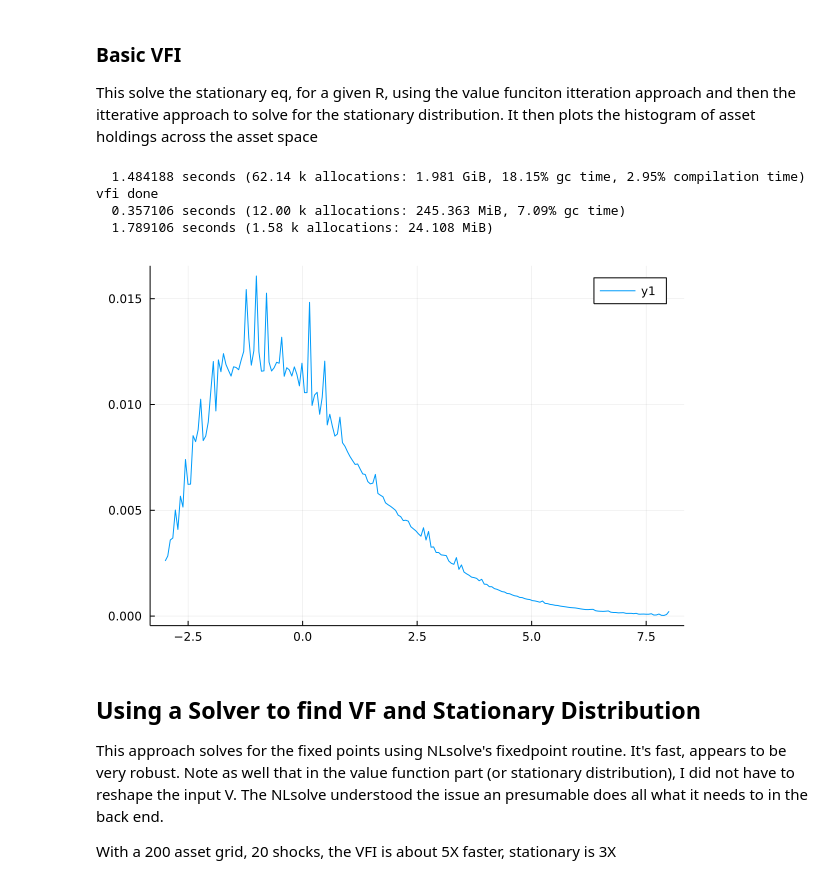
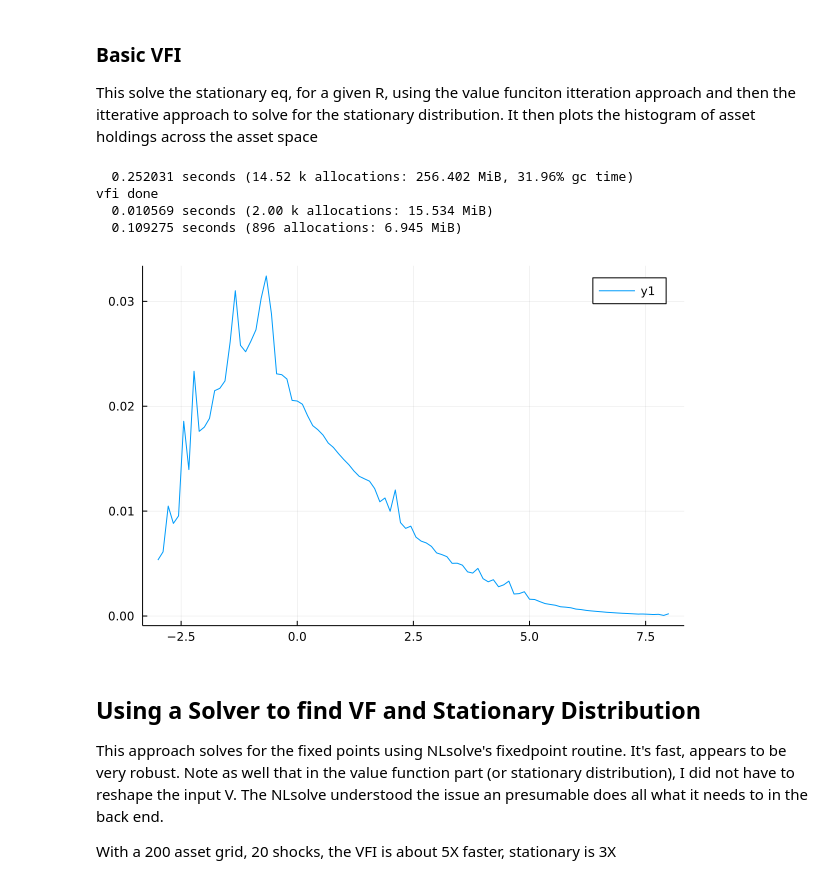
Before and after one commit to mwaugh0328/Hugget-Economy, a Jupyter notebook: hugget.ipynb, the cells around one changed output. Saved outputs shown, nothing was run; the diff lists cells and outputs as text; code cells hidden in the pictures.

```diff
--- a/hugget.ipynb
+++ b/hugget.ipynb
@@ -71,7 +72,8 @@ end
 ##########################################################################
 ##########################################################################
 
-function compute_EV(v::Array{T}, mc_probs::Vector{T}) where T
+#function compute_EV(v::Array{T}, mc_probs::Array{T}) where T<:AbstractFloat
+function compute_EV(v, mc_probs)
     # given value functions (v) for a and shock, construct expected value
     # given the transition probabiltes from the markov chain...
 
@@ -87,7 +89,9 @@ end
 ##########################################################################
 ##########################################################################
 
-function bellman_operator(v,u,mc,β)
+#function bellman_operator(v::Array{T},u::Array{T}, mc::Array{T}, β::T) where T<:AbstractFloat
+function bellman_operator(v,u, mc, β)
+
     # this is the value function /bellman operatore that takes a v then
     # returns a TV where the TV satisfies the recursive relationship that
     # TV = max u + βEV
@@ -99,11 +103,11 @@ function bellman_operator(v,u,mc,β)
         Na = size(u)[1]
         Nshocks = size(u)[3]
 
-        Tv = Array{Float64}(undef, Na, Nshocks)
+        Tv = similar(v)
 
         for xxx in 1:Nshocks
 
-            βEV = compute_EV(β*v, mc.p[xxx,:])
+            βEV = compute_EV(β*v, mc[xxx,:])
 
             maximum!(view(Tv,:,xxx), u[:, :, xxx] .+ βEV )
 
@@ -122,7 +126,10 @@ end
 ##########################################################################
 ##########################################################################
 
-function bellman_operator(v,u,mc,β,policy::Matrix{CartesianIndex{2}})
+#function bellman_operator(v::Array{T},u::Array{T}, mc::Array{T},
+#        β::T, policy::Matrix{CartesianIndex{2}}) where T<:AbstractFloat
+function bellman_operator(v,u, mc, β, policy::Matrix{CartesianIndex{2}})
+
     # here I'm exploiting mulitple dispatch. If I pass a matrix of cartesian
     # index's, I'll get back the policy function
 
@@ -137,11 +144,11 @@ function bellman_operator(v,u,mc,β,policy::Matrix{CartesianIndex{2}})
         Na = size(u)[1]
         Nshocks = size(u)[3]
 
-        Tv = Array{Float64}(undef, Na, Nshocks)
+        Tv = similar(v)
 
         for xxx in 1:Nshocks
 
-            βEV = compute_EV(β*v, mc.p[xxx,:])
+            βEV = compute_EV(β*v, mc[xxx,:])
 
             Tv[:, xxx], policy[:, xxx] = findmax(u[:, :, xxx] .+ βEV , dims = 2)
 
@@ -178,7 +185,7 @@ function value_function_itteration(model_params ; tol = 10^-3)
 
     for iter in 1:Niter
 
-        Tv = bellman_operator(Tv,u,mc,β)
+        Tv = bellman_operator(Tv,u,mc.p,β)
         #there is some advantage of having it
         # explicity, not always recreating the Tv
         # array in the function
@@ -201,7 +208,7 @@ function value_function_itteration(model_params ; tol = 10^-3)
 
     policy = Array{CartesianIndex{2}}(undef, size(Tv))
 
-    Tv, policy = bellman_operator(Tv,u,mc,β,policy)
+    Tv, policy = bellman_operator(Tv,u,mc.p,β,policy)
 
     return Tv, policy
 
@@ -254,7 +261,7 @@ end
 ##########################################################################
 
 
-function fixed_dist(L::Array{T},Q::Array{T}) where T
+function fixed_dist(L , Q)
     # Takes the transition matrix Q and given a distribution L, advances it
     # where Lnew = Q'*L
     # usefull to construct stationary where L = Q'*L
@@ -266,7 +273,7 @@ end
 ##########################################################################
 ##########################################################################
 
-function stationary_dist(Q::Array{Float64, 2})
+function stationary_dist(Q)
     # this is faster than the quant econ canned routine
     # from lyon-waugh implementation. Not as fast as using
     # NLsolve fixedpoint routine below.
@@ -326,25 +333,25 @@ model_params = @with_kw (
 
 This solve the stationary eq, for a given R, using the value funciton itteration approach and then the itterative approach to solve for the stationary distribution. It then plots the histogram of asset holdings across the asset space
 # %%
-test = model_params(σ = 0.3919, Nshocks = 20, Na = 200, amin = -3.0, amax = 8)
+test = model_params(σ = 0.3919, Nshocks = 10, Na = 100, amin = -3.0, amax = 8)
 
 @time vfout, pout = value_function_itteration(test ; tol = 10^-3);
 
 println("vfi done")
 
 @time tprob = make_transition_prob(test, pout);
 
 @time  st = stationary_dist(tprob);
 
 st = reshape(st,test.Nshocks,test.Na)'
 
 plot(test.agrid, sum(st, dims = 2))
 # %% [output]
-  1.484188 seconds (62.14 k allocations: 1.981 GiB, 18.15% gc time, 2.95% compilation time)
+  0.252031 seconds (14.52 k allocations: 256.402 MiB, 31.96% gc time)
 vfi done
-  0.357106 seconds (12.00 k allocations: 245.363 MiB, 7.09% gc time)
-  1.789106 seconds (1.58 k allocations: 24.108 MiB)
+  0.010569 seconds (2.00 k allocations: 15.534 MiB)
+  0.109275 seconds (896 allocations: 6.945 MiB)
-[figure, old version]
+[figure, new version]
 # %% [markdown]
 ## Using a Solver to find VF and Stationary Distribution
 
```
Also changed, not shown: parts of 8 cells of this notebook.
